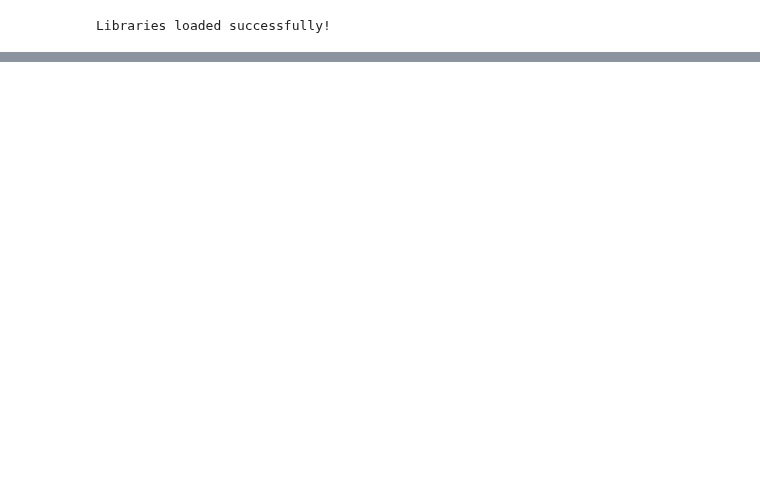
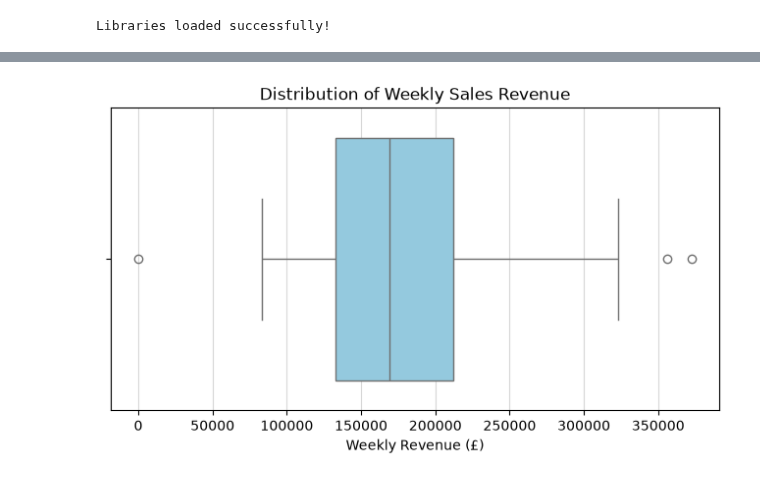
Before and after one commit to walji123/senior-capstone-project, a Jupyter notebook: notebooks/01_data_exploration.ipynb, the cells around one changed output, grey strips where cells are left out. Cells and saved outputs as stored; diff of their text form; code cells hidden in the pictures; blank space fills up the shorter version.

```diff
--- a/notebooks/01_data_exploration.ipynb
+++ b/notebooks/01_data_exploration.ipynb
@@ -50,0 +394,4 @@ memory usage: 33.1+ MB
+# %%
+# 36. Inspecting unfiltered transaction history for CustomerID 12346.0 from the raw data
+raw_check = pd.read_csv('../data/raw/E-commerce_data.csv', encoding='ISO-8859-1')
+raw_check[raw_check['CustomerID'] == 12346.0]
@@ -50,0 +411,5 @@ memory usage: 33.1+ MB
+# %%
+# 38. Identifying customer and product pairs to find fully cancelled orders
+grouped = raw_check.groupby(['CustomerID', 'StockCode'])['Quantity'].sum().reset_index()
+zero_net_orders = grouped[grouped['Quantity'] == 0]
+zero_net_orders
@@ -50,0 +444,15 @@ memory usage: 33.1+ MB
+# %%
+# 39. Removing fully cancelled orders from the product_revenue dataset
+merged = product_revenue.merge(
+    zero_net_orders[['CustomerID', 'StockCode']],
+    on=['CustomerID', 'StockCode'],
+    how='left',
+    indicator=True
+)
+
+clean_product_revenue = merged[merged['_merge'] == 'left_only'].drop(columns=['_merge'])
+
+# Compare row counts
+print(f"Original product_revenue rows: {len(product_revenue)}")
+print(f"Cleaned product_revenue rows: {len(clean_product_revenue)}")
+print(f"Rows removed: {len(product_revenue) - len(clean_product_revenue)}")
@@ -50,0 +497,4 @@ memory usage: 33.1+ MB
+# %%
+# 43. Aggregating cleaned sales into weekly revenue
+weekly_revenue = clean_product_revenue.groupby(pd.Grouper(key='InvoiceDate', freq='W-SUN'))['Revenue'].sum().reset_index()
+weekly_revenue
@@ -50,0 +549,11 @@ memory usage: 33.1+ MB
+# %%
+# 46. Visualizing the distribution of weekly revenue with a boxplot
+plt.figure(figsize=(8, 4))
+sns.boxplot(x=weekly_revenue['Revenue'], color='skyblue')
+
+plt.title('Distribution of Weekly Sales Revenue')
+plt.xlabel('Weekly Revenue (£)')
+plt.grid(axis='x', alpha=0.5)
+plt.show()
+# %% [output]
+[figure, added]
```
Also changed, not shown: parts of 69 cells of this notebook.
